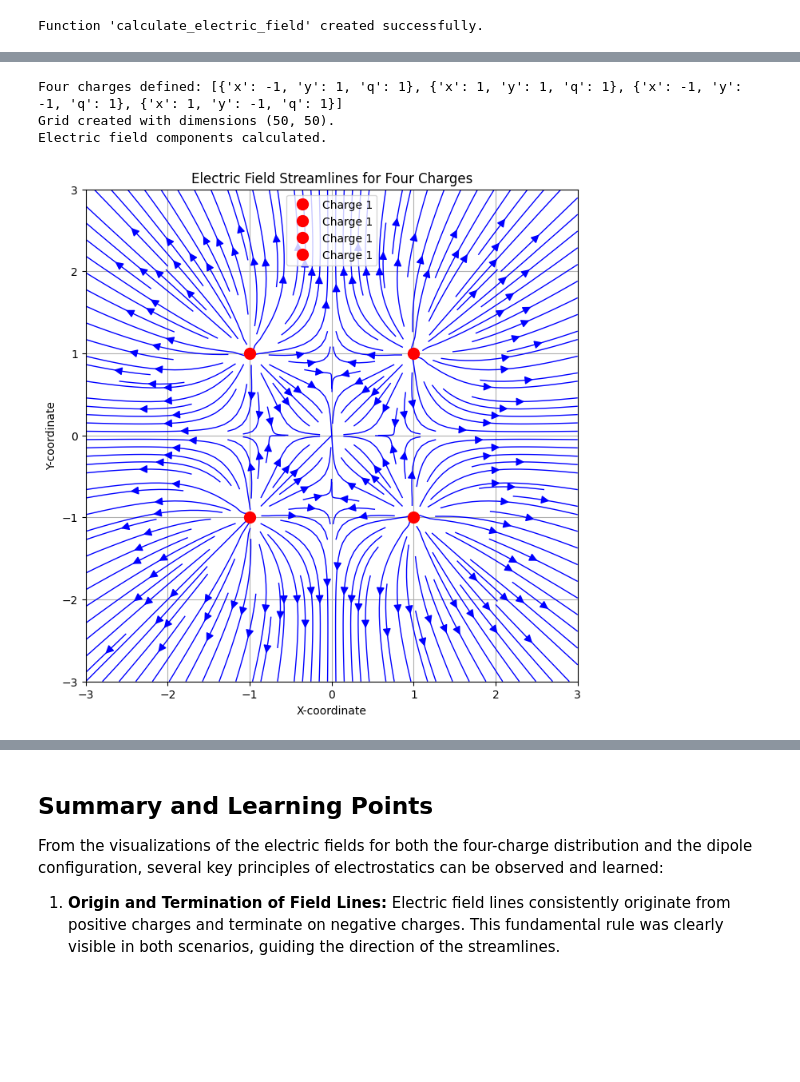
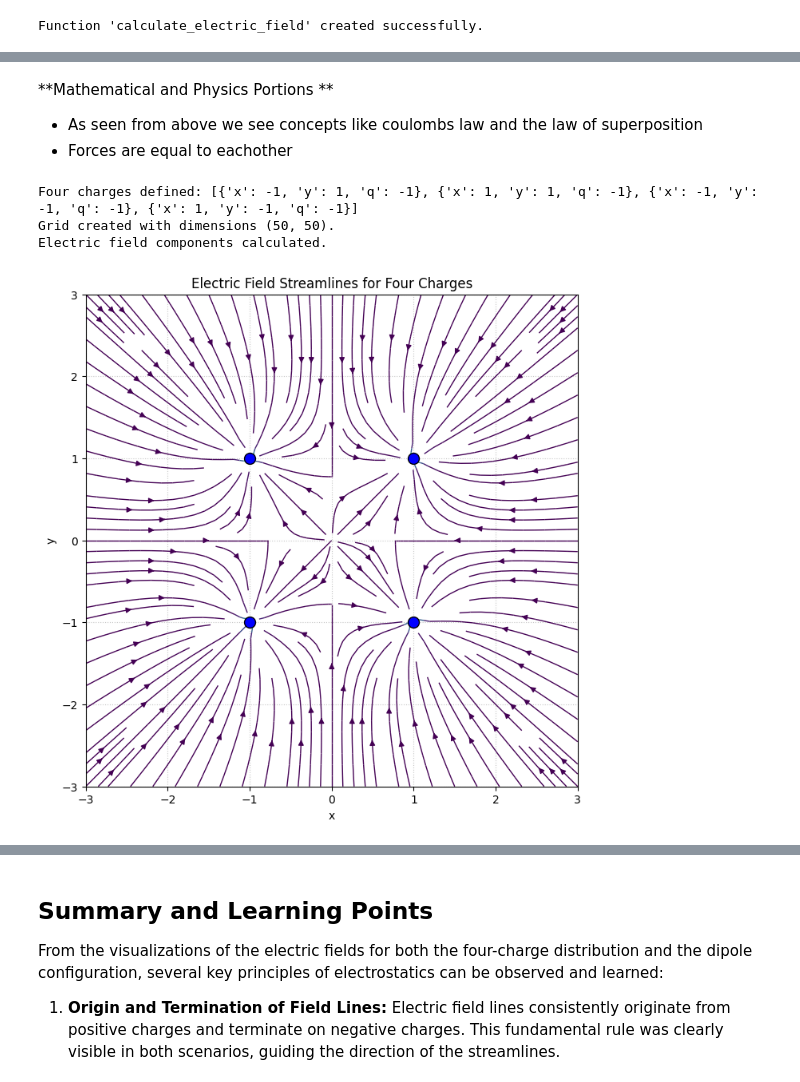
Before and after one commit to jakeTHEEsnak8/Computational-Physics, a Jupyter notebook: projects/P8_Visualizing_Electric_Fields.ipynb, the cells around one changed output, grey strips where cells are left out. Drawn from its saved outputs; the diff is of its cells as text; code cells hidden in the pictures; blank space fills up the shorter version.

```diff
--- a/projects/P8_Visualizing_Electric_Fields.ipynb
+++ b/projects/P8_Visualizing_Electric_Fields.ipynb
@@ -71,7 +53,7 @@ def calculate_electric_field(charges, grid):
     Ey = np.zeros_like(Y)
 
     # Coulomb's constant (for relative calculations, units not critical for visualization)
-    k = 1.0 # Or use 8.9875e9 for SI units if needed
+    k = 8.99e9 # Or use 8.9875e9 for SI units if needed
 
     for charge in charges:
         qx, qy, q = charge['x'], charge['y'], charge['q']
@@ -87,8 +69,14 @@ def calculate_electric_field(charges, grid):
         # A small epsilon is used to prevent singularities
         r = np.where(r == 0, 1e-9, r)
 
+                #np.where is a function that preforms based upon the conditions of a array
+
         # Calculate magnitude of electric field due to this charge
         E_magnitude = k * q / r**2
+
+        'Coulombs Law ^'
+
+
 
         # Calculate x and y components of electric field due to this charge
         # E_x = E * cos(theta) = E * (rx / r)
@@ -98,10 +86,10 @@ def calculate_electric_field(charges, grid):
 
         # Add components to total Ex and Ey
         Ex += dEx
-        Ey += dEy
+        Ey += dEy           #law of superposition starts here
+                                #it is within the loop so the field lines continue to add up to the total sum
 
     return Ex, Ey
-
 print("Function 'calculate_electric_field' created successfully.")
 # %% [output]
 Function 'calculate_electric_field' created successfully.
@@ -201,39 +157,65 @@ Electric field components calculated.
+# %% [markdown]
+**Mathematical and Physics Portions **
+- As seen from above we see concepts like coulombs law and the law of superposition
+- Forces are equal to eachother
 # %%
 import numpy as np
 import matplotlib.pyplot as plt
 
+# Define the plotting function here, before it is called.
+def plot_electric_field_streamlines(X, Y, Ex, Ey, charges, title='Electric Field Streamlines'):
+    plt.figure(figsize=(8, 8))
+    # Normalize the field for better visualization if values are too high
+    E_mag = np.hypot(Ex, Ey)
+    # Avoid division by zero in normalization
+    E_mag_normalized = np.where(E_mag == 0, 1e-9, E_mag)
+    # Streamlines
+    plt.streamplot(X, Y, Ex, Ey, density=1.5, linewidth=1, arrowsize=1,
+                   color=E_mag, cmap='viridis') # Color based on field magnitude
+    # Plot charges
+    for charge in charges:
+        plt.scatter(charge['x'], charge['y'],
+                    color='red' if charge['q'] > 0 else 'blue',
+                    s=100, edgecolors='black', zorder=5) # zorder to ensure charges are on top
+    plt.xlabel("x")
+    plt.ylabel("y")
+    plt.title(title)
+    plt.gca().set_aspect("equal")
+    plt.grid(True, linestyle=':', alpha=0.7)
+    plt.show()
+
 # 1. Define a list of four charge configurations
 charge_configs_four = [
-    {'x': -1, 'y': 1, 'q': 1},   # Positive charge
-    {'x': 1, 'y': 1, 'q': 1},   # Negative charge
-    {'x': -1, 'y': -1, 'q': 1},  # Positive charge
-    {'x': 1, 'y': -1, 'q': 1}    # Negative charge
+    {'x': -1, 'y': 1, 'q': -1},
+    {'x': 1, 'y': 1, 'q': -1},
+    {'x': -1, 'y': -1, 'q': -1},  #  all negative
+    {'x': 1, 'y': -1, 'q': -1}
 ]
 
 # 2. Use the define_charges function to create the charges object
 charges_four = define_charges(charge_configs_four)
 print("Four charges defined:", charges_four)
 
 # 3. Create a 2D grid for visualization
-x_min, x_max = -3, 3
+x_min, x_max = -3, 3.               #x and y limits for the graph
 y_min, y_max = -3, 3
-n_points = 50
+n_points = 50    #Data points to make the code clear and concise
 
 x = np.linspace(x_min, x_max, n_points)
 y = np.linspace(y_min, y_max, n_points)
 X, Y = np.meshgrid(x, y)
 
 grid_four = (X, Y)
 print(f"Grid created with dimensions {X.shape}.")
 
 # 4. Call the calculate_electric_field function
 Ex_four, Ey_four = calculate_electric_field(charges_four, grid_four)
 print("Electric field components calculated.")
 
 # 5. Call the plot_electric_field_streamlines function
 plot_electric_field_streamlines(X, Y, Ex_four, Ey_four, charges=charges_four, title='Electric Field Streamlines for Four Charges')
 # %% [output]
-Four charges defined: [{'x': -1, 'y': 1, 'q': 1}, {'x': 1, 'y': 1, 'q': 1}, {'x': -1, 'y': -1, 'q': 1}, {'x': 1, 'y': -1, 'q': 1}]
+Four charges defined: [{'x': -1, 'y': 1, 'q': -1}, {'x': 1, 'y': 1, 'q': -1}, {'x': -1, 'y': -1, 'q': -1}, {'x': 1, 'y': -1, 'q': -1}]
 Grid created with dimensions (50, 50).
 Electric field components calculated.
-[figure, old version]
+[figure, new version]
```
Also changed, not shown: parts of 25 cells of this notebook.
